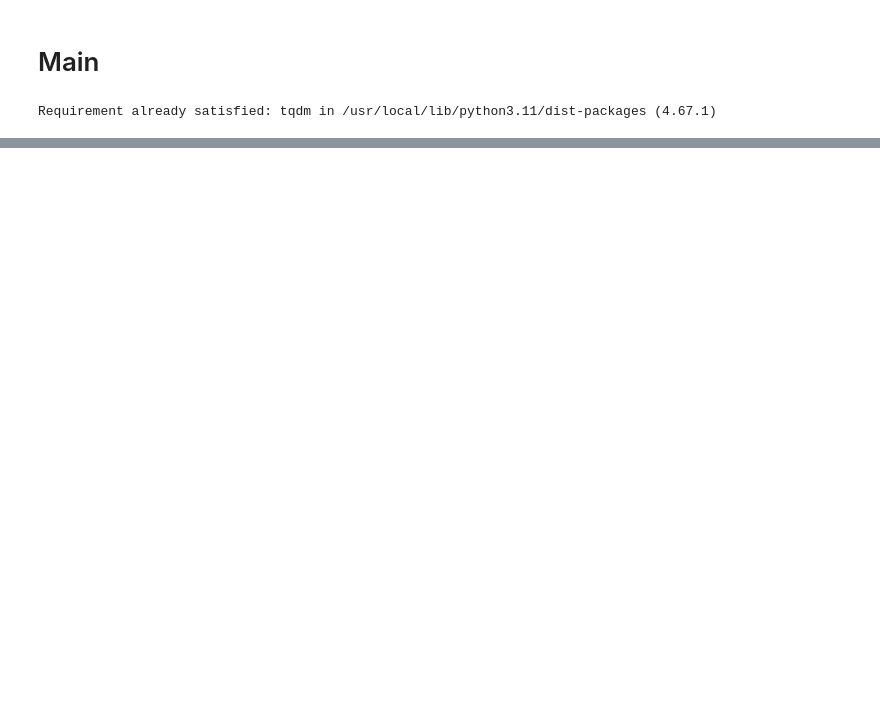
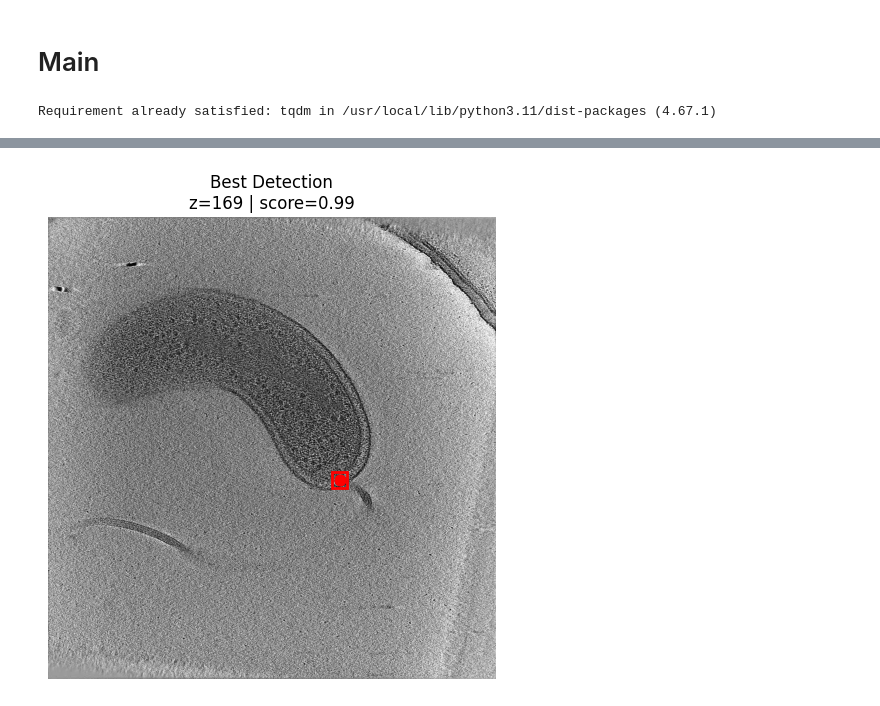
Before and after one commit to JohnTichenor/Locating-Bacterial-Flagellar-Motors, a Jupyter notebook: Faster_RCNN.ipynb, the cells around one changed output, grey strips where cells are left out. Saved outputs shown, nothing was run; the diff lists cells and outputs as text; code cells hidden in the pictures; blank space fills up the shorter version.

Commit message:
Trained the model, ran inference on testing data with model, evaluated model performance.

```diff
--- a/Faster_RCNN.ipynb
+++ b/Faster_RCNN.ipynb
@@ -305,0 +324,88 @@ for epoch in range(num_epochs):
+# %%
+import os
+import torch
+from PIL import Image
+from torchvision import transforms
+import matplotlib.pyplot as plt
+
+def infer_motor_location(model, tomo_dir, device='cpu', score_threshold=0.5, show=True):
+    """
+    Infers the most likely motor location from a 3D tomogram and optionally visualizes it.
+
+    Args:
+        model (torch.nn.Module): Trained Faster R-CNN model.
+        tomo_dir (str): Path to folder containing slice_XXXX.jpg images.
+        device (str): 'cuda' or 'cpu'.
+        score_threshold (float): Minimum score to accept a detection.
+        show (bool): Whether to visualize the top detection.
+
+    Returns:
+        dict: Detection info or a message if none found.
+    """
+    model.to(device)
+    model.eval()
+
+    transform = transforms.ToTensor()
+    best_detection = None
+    best_image = None
+
+    for slice_file in sorted(os.listdir(tomo_dir)):
+        if not slice_file.endswith(".jpg"):
+            continue
+
+        try:
+            z_index = int(slice_file.split("_")[1].split(".")[0])
+        except Exception:
+            continue
+
+        img_path = os.path.join(tomo_dir, slice_file)
+        image = Image.open(img_path).convert("RGB")
+        img_tensor = transform(image).unsqueeze(0).to(device)
+
+        with torch.no_grad():
+            outputs = model(img_tensor)[0]
+
+        for box, score in zip(outputs["boxes"], outputs["scores"]):
+            if score >= score_threshold:
+                xmin, ymin, xmax, ymax = box.tolist()
+                x_center = (xmin + xmax) / 2
+                y_center = (ymin + ymax) / 2
+
+                detection = {
+                    "slice": slice_file,
+                    "Motor axis 0": z_index,
+                    "Motor axis 1": y_center,
+                    "Motor axis 2": x_center,
+                    "score": float(score),
+                    "bbox": [xmin, ymin, xmax, ymax]
+                }
+
+                if best_detection is None or score > best_detection["score"]:
+                    best_detection = detection
+                    best_image = image.copy()
+
+    if best_detection and show:
+        fig, ax = plt.subplots(figsize=(6, 6))
+        ax.imshow(best_image)
+        xmin, ymin, xmax, ymax = best_detection["bbox"]
+        ax.add_patch(plt.Rectangle((xmin, ymin), xmax - xmin, ymax - ymin,
+                                   edgecolor='red', linewidth=2, fill=False))
+        ax.scatter(best_detection["Motor axis 2"], best_detection["Motor axis 1"], color='red', s=60)
+        ax.set_title(f"Best Detection\nz={best_detection['Motor axis 0']} | score={best_detection['score']:.2f}")
+        plt.axis("off")
+        plt.show()
+
+    return best_detection if best_detection else {"message": "No confident detections found."}
+
+
+# Test
+test_1 = TEST_DIR + "/tomo_00e047"
+test_1_inference = infer_motor_location(model, test_1, device=device)
+
+test_2 = TEST_DIR + "/tomo_01a877"
+test_2_inference = infer_motor_location(model, test_2, device=device)
+
+test_3 = TEST_DIR + "/tomo_003acc"
+test_3_inference = infer_motor_location(model, test_3, device=device)
+# %% [output]
+[figure, added]
```
Also changed, not shown: parts of 15 cells of this notebook.
